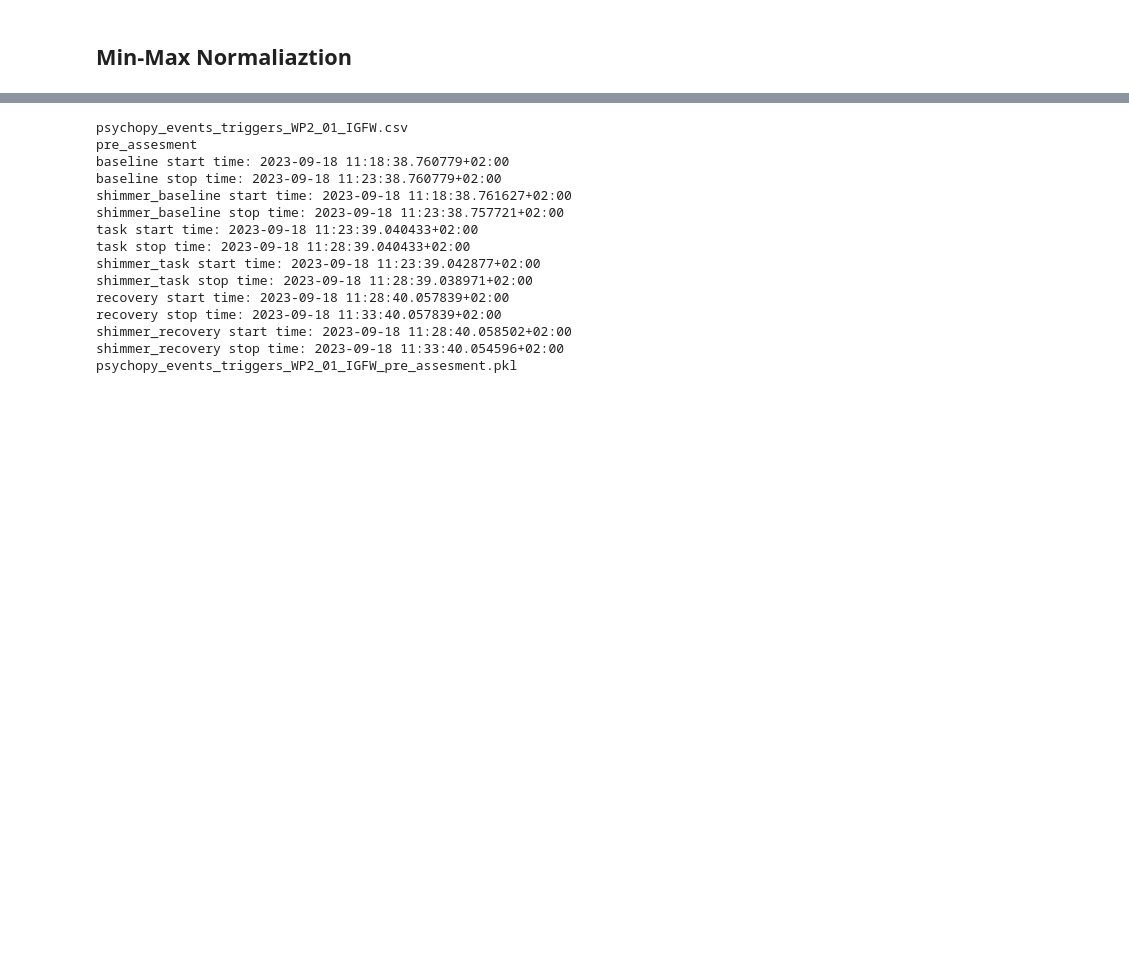
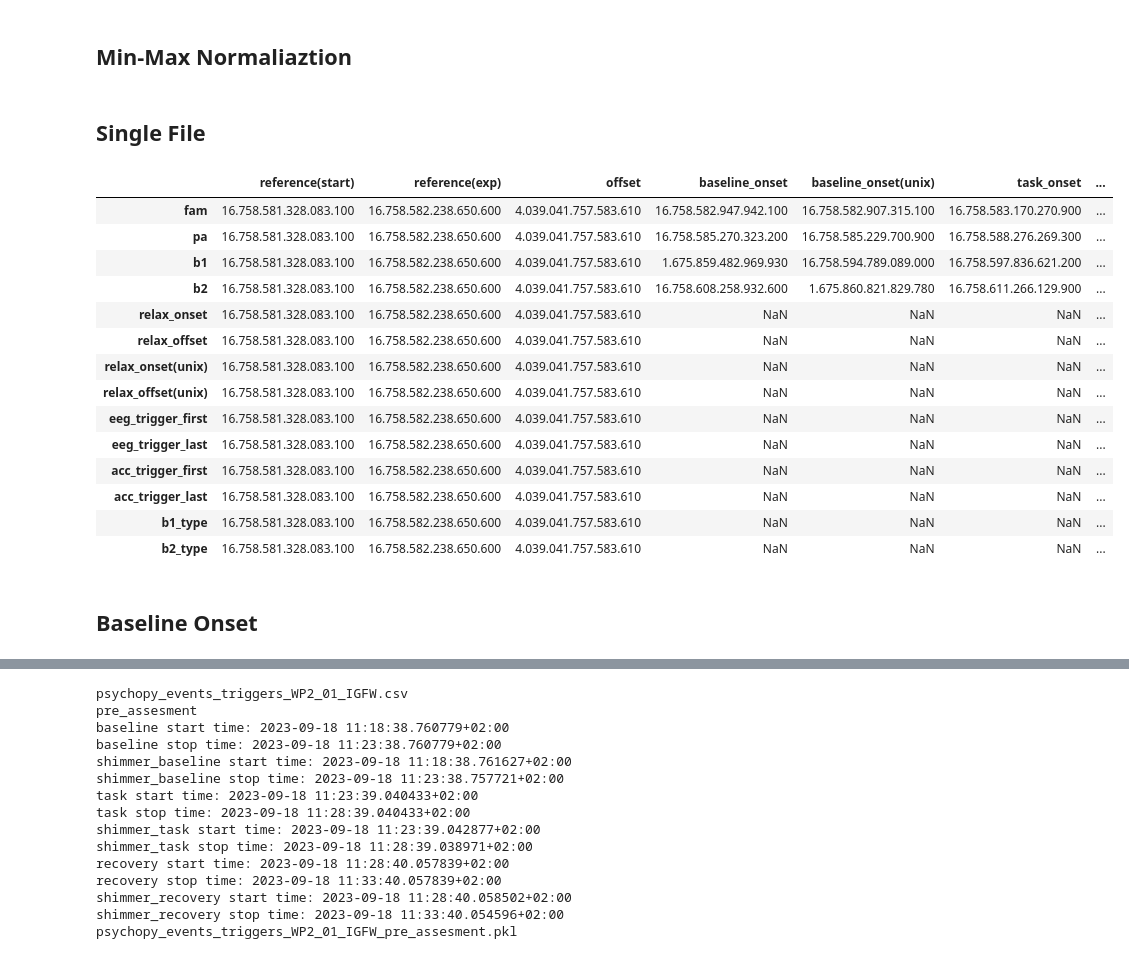
Before and after one commit to saifhanjra/tester_sony_digirelax, a Jupyter notebook: scripts/wp4/ecg_analysis_sony_TEAA.ipynb, the cells around one changed output, grey strips where cells are left out. Cells and saved outputs as stored; diff of their text form; code cells hidden in the pictures; blank space fills up the shorter version.

```diff
--- a/scripts/wp4/ecg_analysis_sony_TEAA.ipynb
+++ b/scripts/wp4/ecg_analysis_sony_TEAA.ipynb
@@ -390,3 +438,26 @@ def timedomain(rr):
     results['NNxx'] = np.sum(np.abs(np.diff(rr)) > 50)*1
     results['pNNxx (%)'] = 100 * np.sum((np.abs(np.diff(rr)) > 50)*1) / len(rr)
     return results
+# %% [markdown]
+## Single File
+# %%
+path_psychopy_events_file = "/media/muhammad/d5e4618d-a960-4f0d-a521-1c804bbebbb4/dataset_sony_TEAA/Psychopy_events/psychopy_events_WP2_P02_YPCK.csv"
+psy_events_df = pd.read_csv(path_psychopy_events_file, sep=";", index_col="Unnamed: 0")
+# %%
+psy_events_df
+# %% [output]
+|  | reference(start) | reference(exp) | offset | baseline_onset | baseline_onset(unix) | task_onset | ... |
+| fam | 16.758.581.328.083.100 | 16.758.582.238.650.600 | 4.039.041.757.583.610 | 16.758.582.947.942.100 | 16.758.582.907.315.100 | 16.758.583.170.270.900 | ... |
+| pa | 16.758.581.328.083.100 | 16.758.582.238.650.600 | 4.039.041.757.583.610 | 16.758.585.270.323.200 | 16.758.585.229.700.900 | 16.758.588.276.269.300 | ... |
+| b1 | 16.758.581.328.083.100 | 16.758.582.238.650.600 | 4.039.041.757.583.610 | 1.675.859.482.969.930 | 16.758.594.789.089.000 | 16.758.597.836.621.200 | ... |
+| b2 | 16.758.581.328.083.100 | 16.758.582.238.650.600 | 4.039.041.757.583.610 | 16.758.608.258.932.600 | 1.675.860.821.829.780 | 16.758.611.266.129.900 | ... |
+| relax_onset | 16.758.581.328.083.100 | 16.758.582.238.650.600 | 4.039.041.757.583.610 | NaN | NaN | NaN | ... |
+| relax_offset | 16.758.581.328.083.100 | 16.758.582.238.650.600 | 4.039.041.757.583.610 | NaN | NaN | NaN | ... |
+| relax_onset(unix) | 16.758.581.328.083.100 | 16.758.582.238.650.600 | 4.039.041.757.583.610 | NaN | NaN | NaN | ... |
+| relax_offset(unix) | 16.758.581.328.083.100 | 16.758.582.238.650.600 | 4.039.041.757.583.610 | NaN | NaN | NaN | ... |
+| eeg_trigger_first | 16.758.581.328.083.100 | 16.758.582.238.650.600 | 4.039.041.757.583.610 | NaN | NaN | NaN | ... |
+| eeg_trigger_last | 16.758.581.328.083.100 | 16.758.582.238.650.600 | 4.039.041.757.583.610 | NaN | NaN | NaN | ... |
+| acc_trigger_first | 16.758.581.328.083.100 | 16.758.582.238.650.600 | 4.039.041.757.583.610 | NaN | NaN | NaN | ... |
+| acc_trigger_last | 16.758.581.328.083.100 | 16.758.582.238.650.600 | 4.039.041.757.583.610 | NaN | NaN | NaN | ... |
+| b1_type | 16.758.581.328.083.100 | 16.758.582.238.650.600 | 4.039.041.757.583.610 | NaN | NaN | NaN | ... |
+| b2_type | 16.758.581.328.083.100 | 16.758.582.238.650.600 | 4.039.041.757.583.610 | NaN | NaN | NaN | ... |
@@ -392,0 +476,2 @@ def timedomain(rr):
+# %% [markdown]
+## Baseline Onset
```
Also changed, not shown: parts of 16 cells of this notebook, 2 other files.
